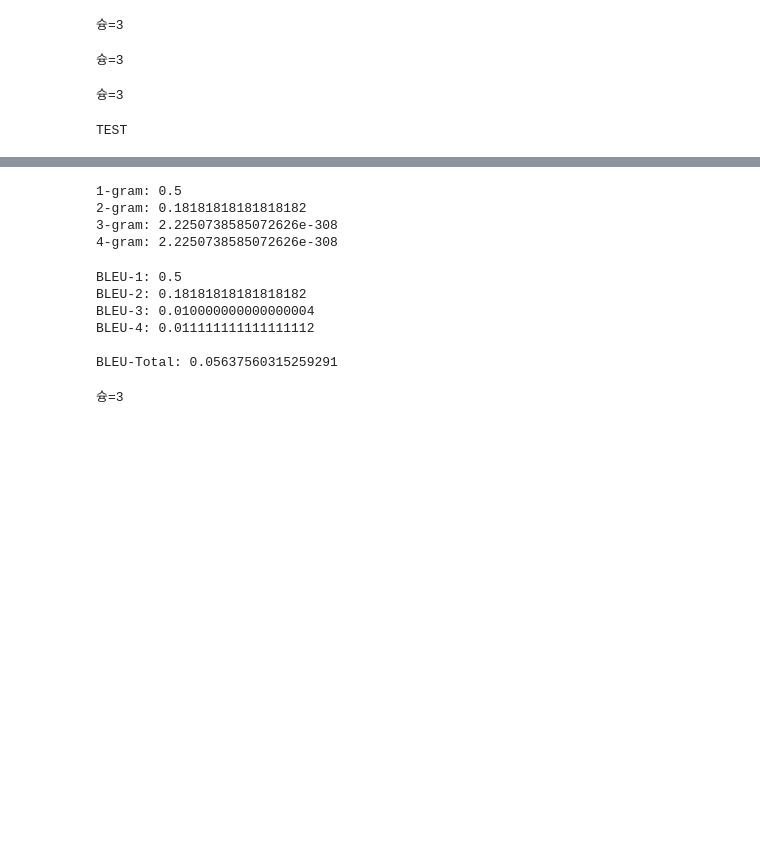
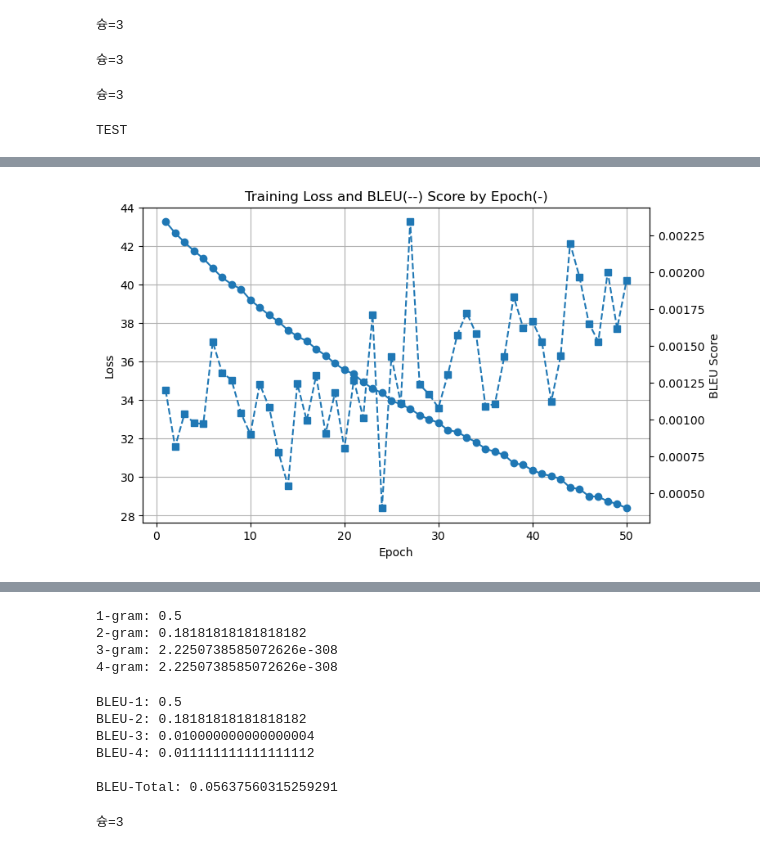
Before and after one commit to haji8-de/AIFFEL_quest_rs, a Jupyter notebook: GoingDeeper/Deep07/goingdepeer02.ipynb, the cells around one changed output, grey strips where cells are left out. Saved outputs shown, nothing was run; the diff lists cells and outputs as text; code cells hidden in the pictures; blank space fills up the shorter version.

```diff
--- a/GoingDeeper/Deep07/goingdepeer02.ipynb
+++ b/GoingDeeper/Deep07/goingdepeer02.ipynb
@@ -385,5 +439,5 @@ print("슝=3")
 # %%
 VOCAB_SIZE = 10000
-tokenizer = generate_tokenizer(train_kor_q_sentences + train_kor_a_sentences, VOCAB_SIZE, 'spa-eng')
+tokenizer = generate_tokenizer(train_kor_q_sentences + train_kor_a_sentences, VOCAB_SIZE, 'eng-kor')
 tokenizer.set_encode_extra_options("bos:eos")  # 문장 양 끝에 <s> , </s> 추가
 # %% [output]
@@ -559,9 +620,9 @@ final_que_corpus[0]
 # q_corpus = make_corpus(final_que_corpus, tokenizer)
 # a_corpus = make_corpus(final_ans_corpus, tokenizer)
 # %%
-MAX_LEN = 50
-
-def pad_sequences_custom(sequences, max_len=50, pad_value=0):
+MAX_LEN = 25
+max_len=25
+def pad_sequences_custom(sequences, max_len=25, pad_value=0):
     """
     sequences: list of list (각 문장별 토큰 ID 리스트)
     max_len: 고정할 최대 시퀀스 길이
@@ -585,6 +646,12 @@ def pad_sequences_custom(sequences, max_len=50, pad_value=0):
 enc_ndarray = pad_sequences_custom(final_que_corpus, max_len=MAX_LEN, pad_value=0)
 dec_ndarray = pad_sequences_custom(final_ans_corpus, max_len=MAX_LEN, pad_value=0)
 
+
+
+test_nc_ndarray = pad_sequences_custom(test_aug_que_corpus, max_len=MAX_LEN, pad_value=0)
+test_dec_ndarray = pad_sequences_custom(test_aug_ans_corpus, max_len=MAX_LEN, pad_value=0)
+
+# test_nc_ndarray , test_dec_ndarray
 print(enc_ndarray.shape)  # 예) [batch_size, 50]
 print(dec_ndarray.shape)  # 예) [batch_size, 50]
 print("슝=3")
@@ -620,6 +686,10 @@ device = torch.device("cuda" if torch.cuda.is_available() else "cpu")
 train_dataset = TensorDataset(enc_ndarray, dec_ndarray)
 train_dataloader = DataLoader(train_dataset, batch_size=BATCH_SIZE, shuffle=True, pin_memory=True)
 
+test_dataset = TensorDataset(test_nc_ndarray, test_dec_ndarray)
+test_dataloader = DataLoader(train_dataset, batch_size=BATCH_SIZE, shuffle=True, pin_memory=True)
+
+#test_nc_ndarray , test_dec_ndarray
 print("슝=3")
 # %% [output]
 슝=3
@@ -1194,3 +1294,26 @@ Epoch 12, Loss: 298.8878
+# %%
+import matplotlib.pyplot as plt
+
+epochs_range = range(1, EPOCHS + 1)
+
+fig, ax1 = plt.subplots(figsize=(8, 5))
+
+# 왼쪽 축 (Loss)
+ax1.plot(epochs_range, train_losses, marker='o', linestyle='-')
+ax1.set_xlabel("Epoch")
+ax1.set_ylabel("Loss")
+ax1.grid(True)
+
+# 오른쪽 축 (BLEU)
+ax2 = ax1.twinx()
+ax2.plot(epochs_range, bleu_scores, marker='s', linestyle='--')
+ax2.set_ylabel("BLEU Score")
+
+plt.title("Training Loss and BLEU(--) Score by Epoch(-)")
+
+plt.show()
+# %% [output]
+[figure, added]
 # %%
 import numpy as np
 
```
Also changed, not shown: parts of 27 cells of this notebook, 2 other files.
